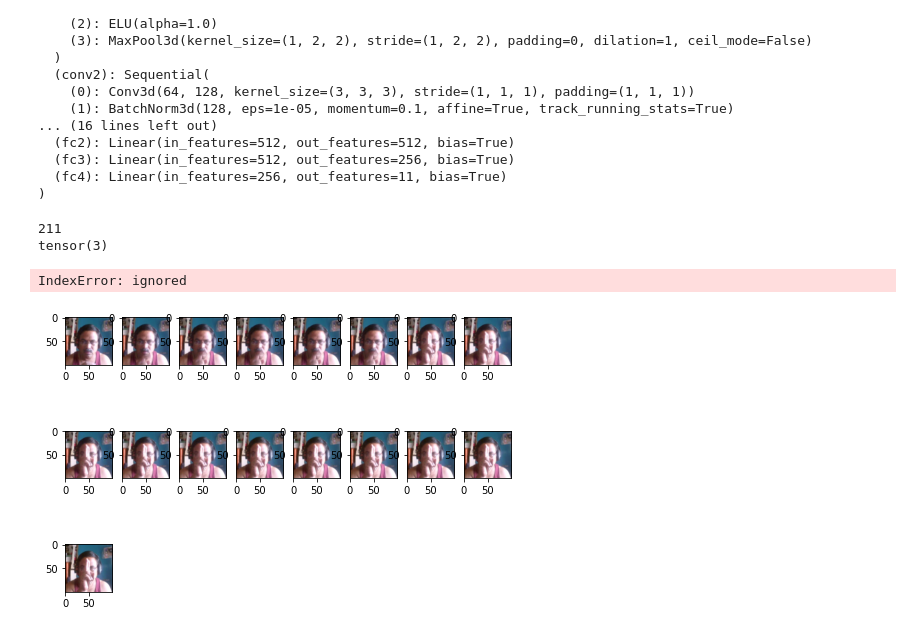
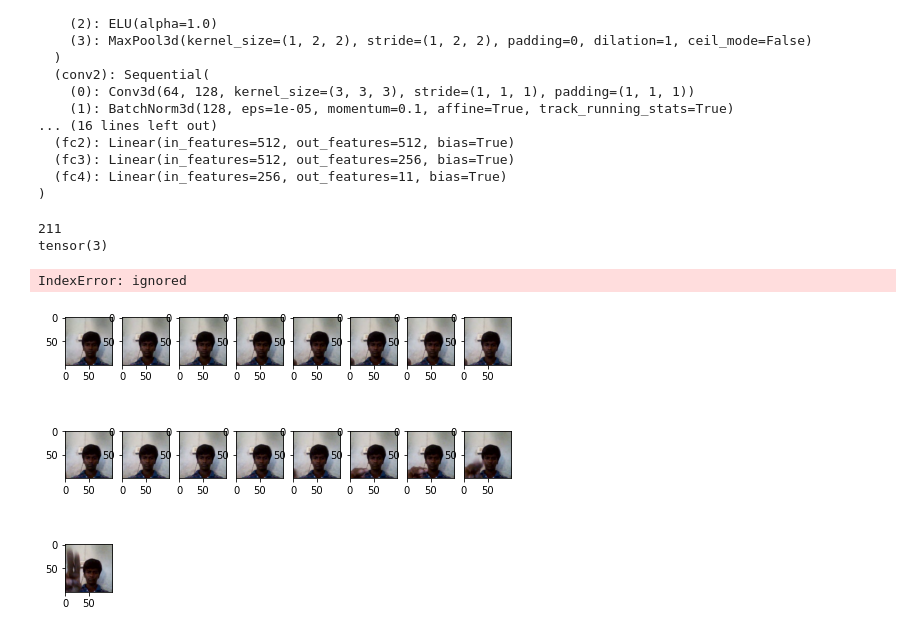
Before and after one commit to ankitbatra22/Gesture-Recognizer, a Jupyter notebook: gesture_detect.ipynb, the cells around one changed output. Drawn from its saved outputs; the diff is of its cells as text; code cells hidden in the pictures.

```diff
--- a/gesture_detect.ipynb
+++ b/gesture_detect.ipynb
@@ -123,35 +123,35 @@ print(len(val_loader))
 x = next(iter(val_loader))
 #print(x)
 #print(x[0].shape)
 
-NUM = 15
+NUM = 14
 
 print(x[1][NUM])
 vidBatch = (x[0][NUM])
 pog = vidBatch.permute(1,2,3,0)
 pog[0]
 
 import numpy as np
 import matplotlib.pyplot as plt
 
 w = 12
 h = 12
 fig = plt.figure(figsize=(8, 8))
 columns = 8
 rows = 4
 
 for i in range(1, columns*rows):
     #img = np.random.randint(10, size=(h,w))
     img = pog[i].detach().numpy()
     fig.add_subplot(rows, columns, i)
     plt.imshow(img)
 
 plt.show()
 # %% [output]
 211
 tensor(3)
 IndexError: ignored
-[figure, old version]
+[figure, new version]
 # %%
 import matplotlib.pyplot as plt
 from tqdm import tqdm
```
Also changed, not shown: parts of 4 cells of this notebook.
